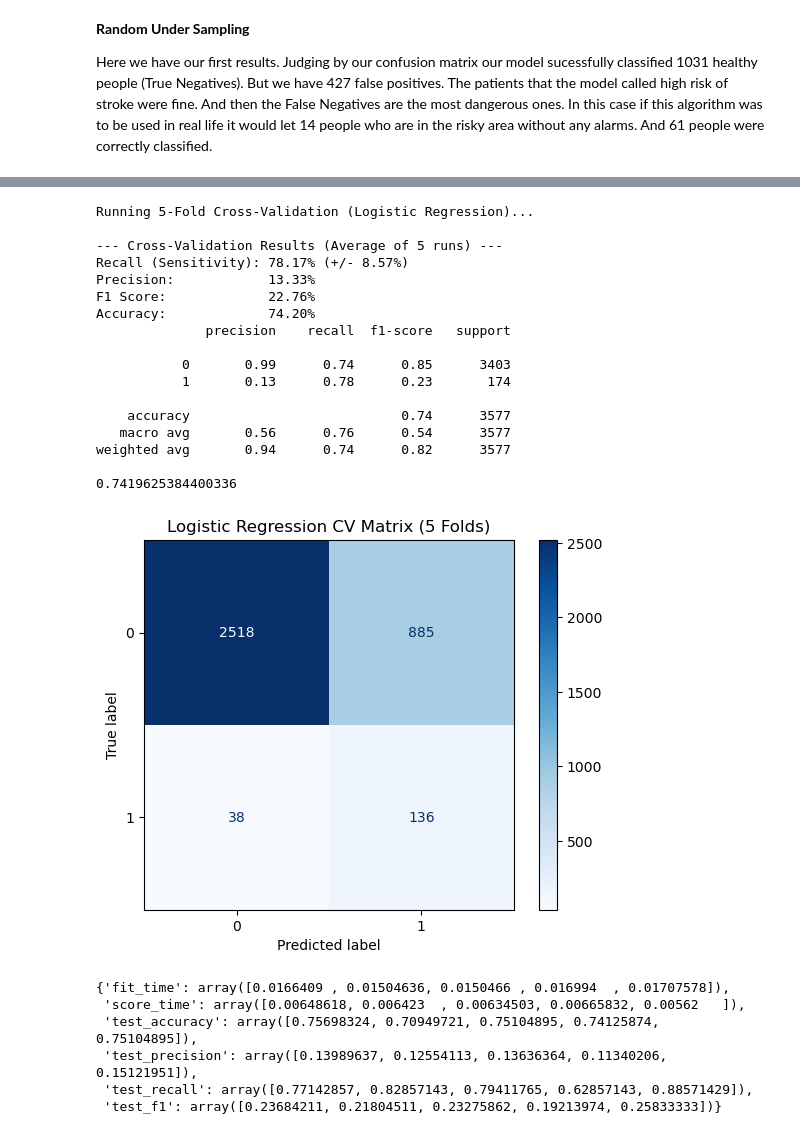
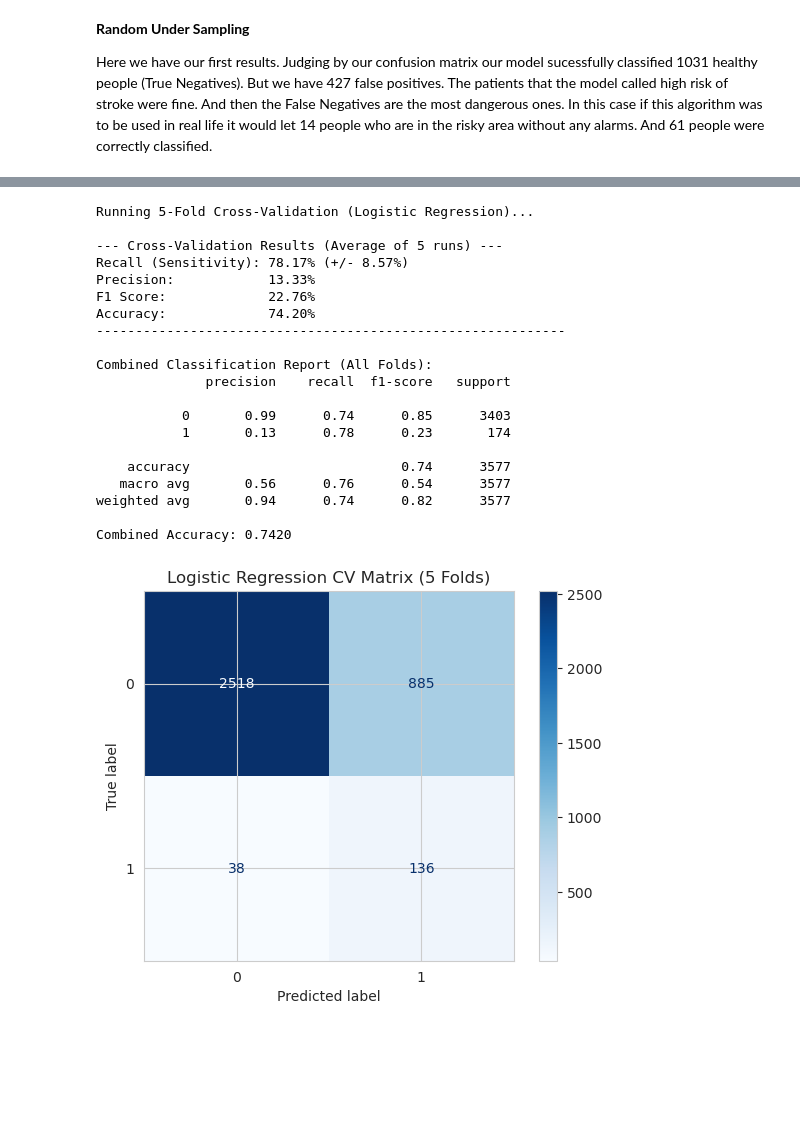
Before and after one commit to emreseb/Stroke-Prediction-ML, a Jupyter notebook: onelastpy.ipynb, the cells around one changed output, grey strips where cells are left out. Saved outputs shown, nothing was run; the diff lists cells and outputs as text; code cells hidden in the pictures; blank space fills up the shorter version.

```diff
--- a/onelastpy.ipynb
+++ b/onelastpy.ipynb
@@ -483,28 +451,25 @@ def rus_logreg_cross_val(X, y, k=5):
 # %%
-rus_logreg_cross_val(X_train, y_train)
+rus_logreg_cross_val(k=5)
 # %% [output]
 Running 5-Fold Cross-Validation (Logistic Regression)...
 
 --- Cross-Validation Results (Average of 5 runs) ---
 Recall (Sensitivity): 78.17% (+/- 8.57%)
 Precision:            13.33%
 F1 Score:             22.76%
 Accuracy:             74.20%
+------------------------------------------------------------
+
+Combined Classification Report (All Folds):
               precision    recall  f1-score   support
 
            0       0.99      0.74      0.85      3403
            1       0.13      0.78      0.23       174
 
     accuracy                           0.74      3577
    macro avg       0.56      0.76      0.54      3577
 weighted avg       0.94      0.74      0.82      3577
 
-0.7419625384400336
+Combined Accuracy: 0.7420
-[figure, old version]
+[figure, new version]
-{'fit_time': array([0.0166409 , 0.01504636, 0.0150466 , 0.016994  , 0.01707578]),
- 'score_time': array([0.00648618, 0.006423  , 0.00634503, 0.00665832, 0.00562   ]),
- 'test_accuracy': array([0.75698324, 0.70949721, 0.75104895, 0.74125874, 0.75104895]),
- 'test_precision': array([0.13989637, 0.12554113, 0.13636364, 0.11340206, 0.15121951]),
- 'test_recall': array([0.77142857, 0.82857143, 0.79411765, 0.62857143, 0.88571429]),
- 'test_f1': array([0.23684211, 0.21804511, 0.23275862, 0.19213974, 0.25833333])}
 # %%
```
Also changed, not shown: parts of 16 cells of this notebook.
